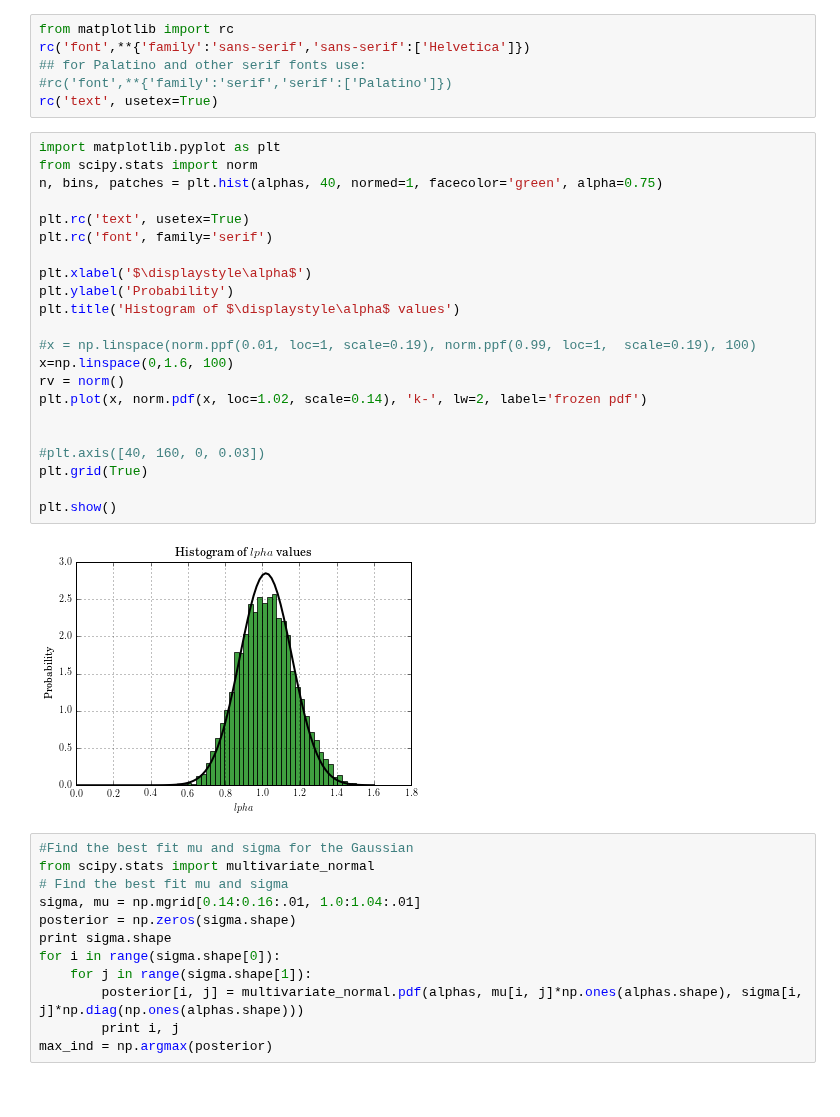
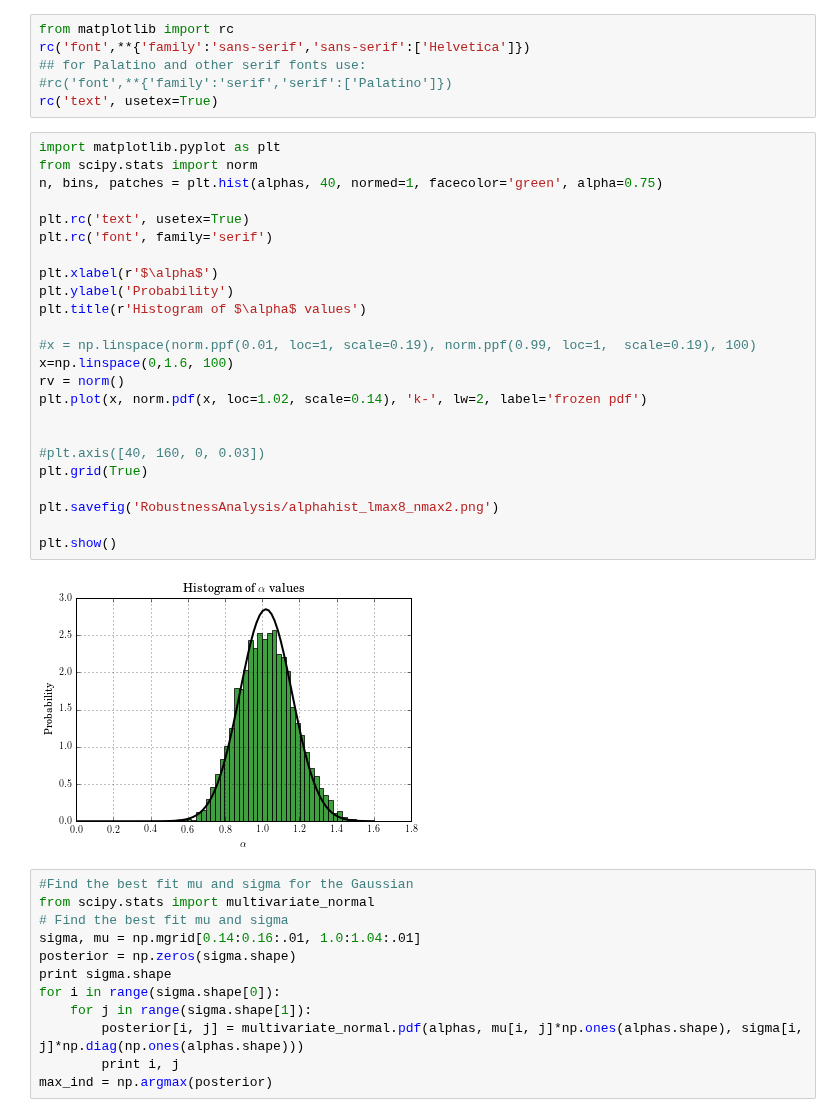
Before and after one commit to LaurencePeanuts/Music, a Jupyter notebook: Scripts/Robustness_notebook.ipynb, the cells around one changed output. Saved outputs shown, nothing was run; the diff lists cells and outputs as text.

```diff
--- a/Scripts/Robustness_notebook.ipynb
+++ b/Scripts/Robustness_notebook.ipynb
@@ -19,27 +21,29 @@ rc('text', usetex=True)
 # %%
 import matplotlib.pyplot as plt
 from scipy.stats import norm
 n, bins, patches = plt.hist(alphas, 40, normed=1, facecolor='green', alpha=0.75)
 
 plt.rc('text', usetex=True)
 plt.rc('font', family='serif')
 
-plt.xlabel('$\displaystyle\alpha$')
+plt.xlabel(r'$\alpha$')
 plt.ylabel('Probability')
-plt.title('Histogram of $\displaystyle\alpha$ values')
+plt.title(r'Histogram of $\alpha$ values')
 
 #x = np.linspace(norm.ppf(0.01, loc=1, scale=0.19), norm.ppf(0.99, loc=1,  scale=0.19), 100)
 x=np.linspace(0,1.6, 100)
 rv = norm()
 plt.plot(x, norm.pdf(x, loc=1.02, scale=0.14), 'k-', lw=2, label='frozen pdf')
 
 
 #plt.axis([40, 160, 0, 0.03])
 plt.grid(True)
 
+plt.savefig('RobustnessAnalysis/alphahist_lmax8_nmax2.png')
+
 plt.show()
 # %% [output]
-[figure, old version]
+[figure, new version]
 # %%
 #Find the best fit mu and sigma for the Gaussian
 from scipy.stats import multivariate_normal
```
Also changed, not shown: parts of 16 cells of this notebook, 3 other files.
